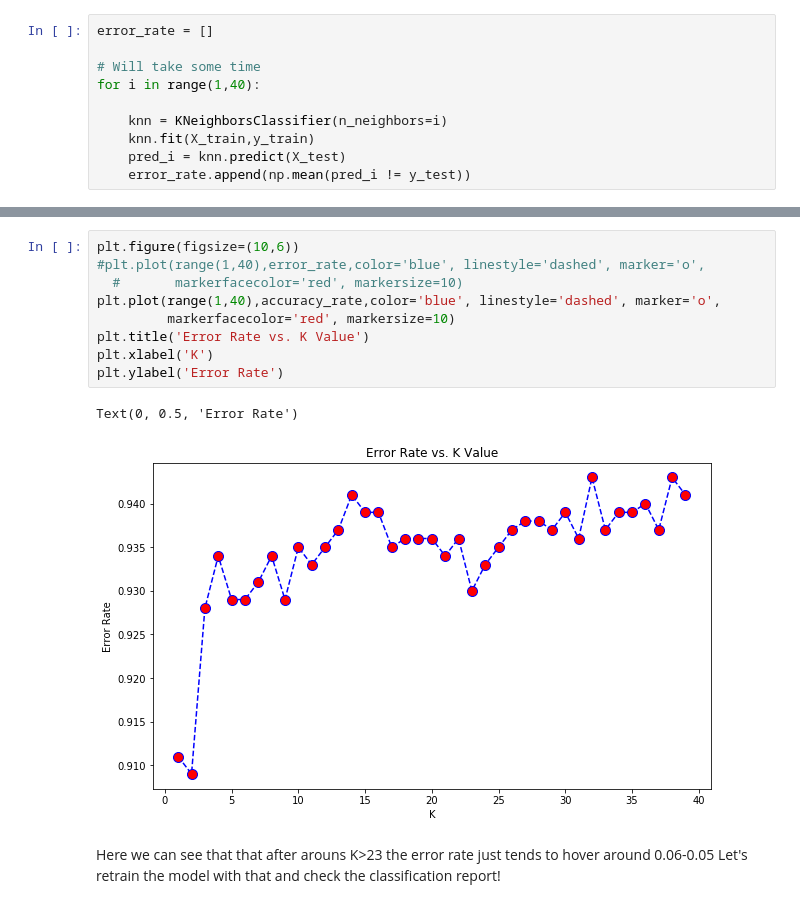
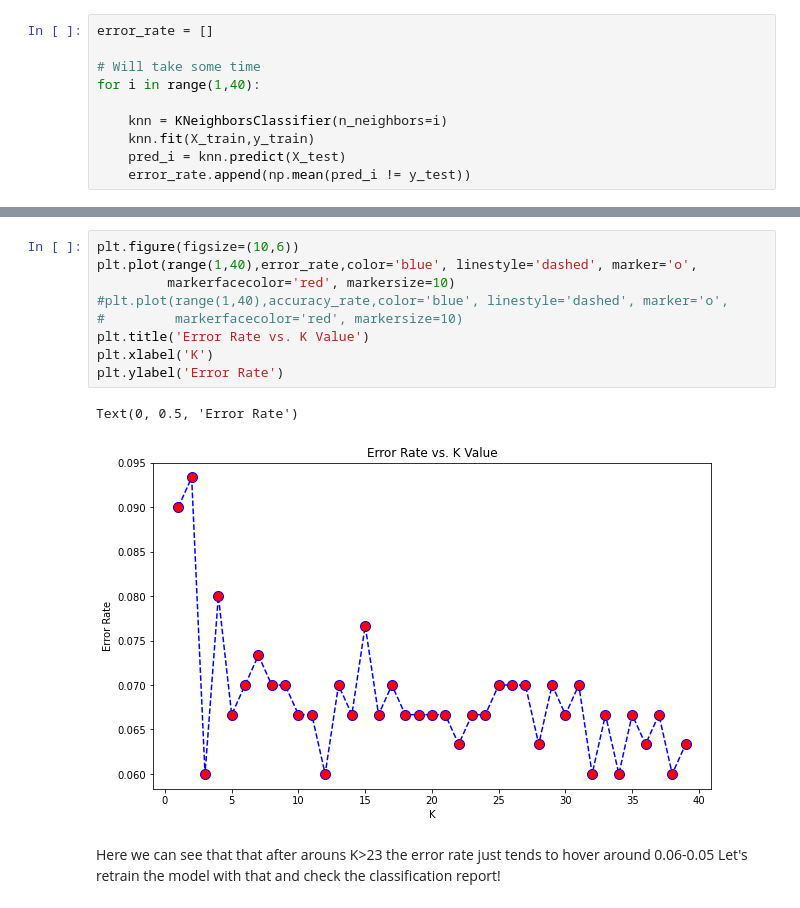
Before and after one commit to FazlullahBokhari/Machine-Learning, a Jupyter notebook: K Nearest Neighbors with Python.ipynb, the cells around one changed output, grey strips where cells are left out. Saved outputs shown, nothing was run; the diff lists cells and outputs as text.

```diff
--- a/K Nearest Neighbors with Python.ipynb
+++ b/K Nearest Neighbors with Python.ipynb
@@ -143,15 +159,15 @@ for i in range(1,40):
 # %%
 plt.figure(figsize=(10,6))
-#plt.plot(range(1,40),error_rate,color='blue', linestyle='dashed', marker='o',
-  #       markerfacecolor='red', markersize=10)
-plt.plot(range(1,40),accuracy_rate,color='blue', linestyle='dashed', marker='o',
+plt.plot(range(1,40),error_rate,color='blue', linestyle='dashed', marker='o',
          markerfacecolor='red', markersize=10)
+#plt.plot(range(1,40),accuracy_rate,color='blue', linestyle='dashed', marker='o',
+#         markerfacecolor='red', markersize=10)
 plt.title('Error Rate vs. K Value')
 plt.xlabel('K')
 plt.ylabel('Error Rate')
 # %% [output]
 Text(0, 0.5, 'Error Rate')
-[figure, old version]
+[figure, new version]
 # %% [markdown]
 Here we can see that that after arouns K>23 the error rate just tends to hover around 0.06-0.05 Let's retrain the model with that and check the classification report!
 # %%
```
Also changed, not shown: parts of 7 cells of this notebook.
